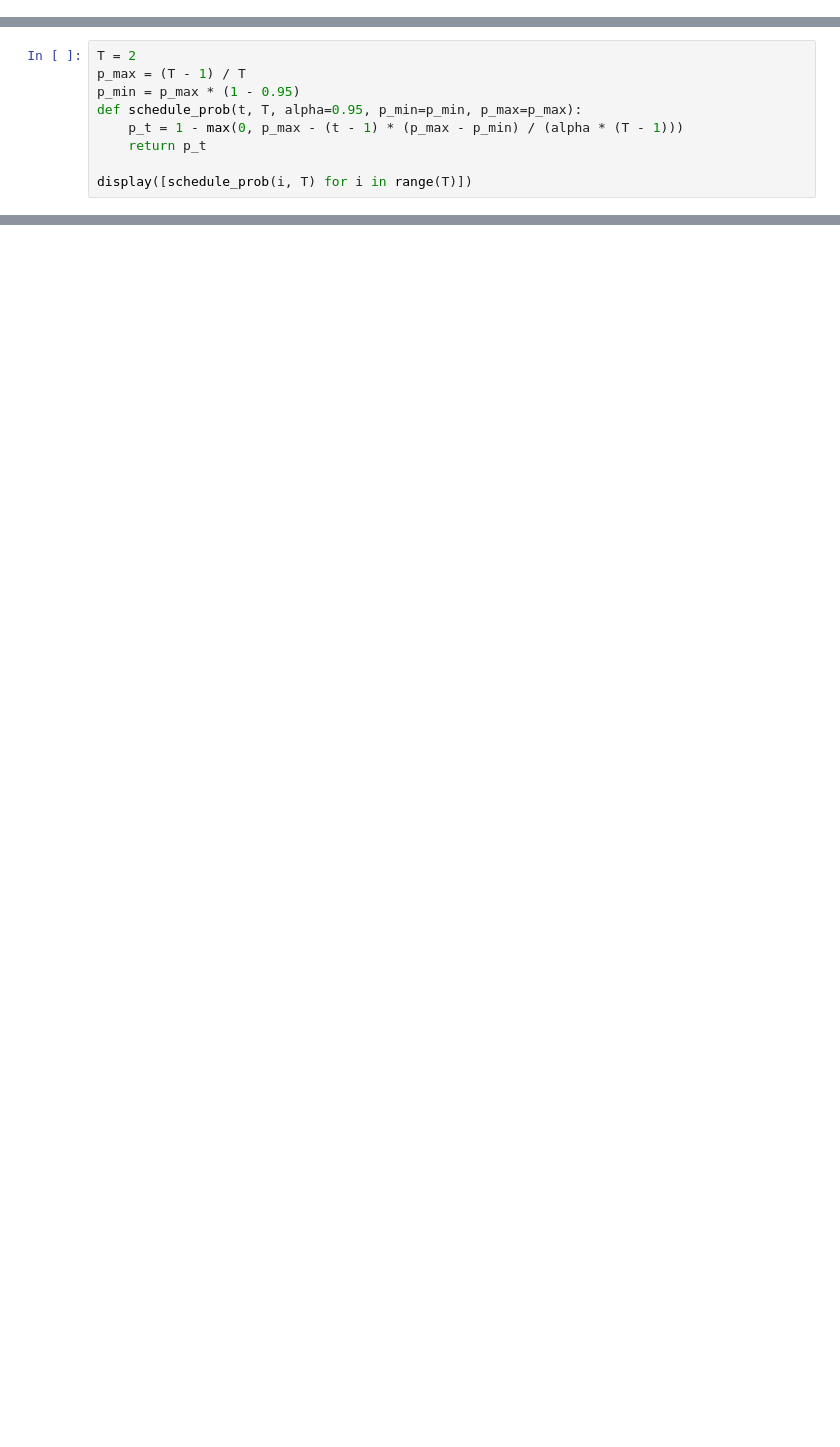
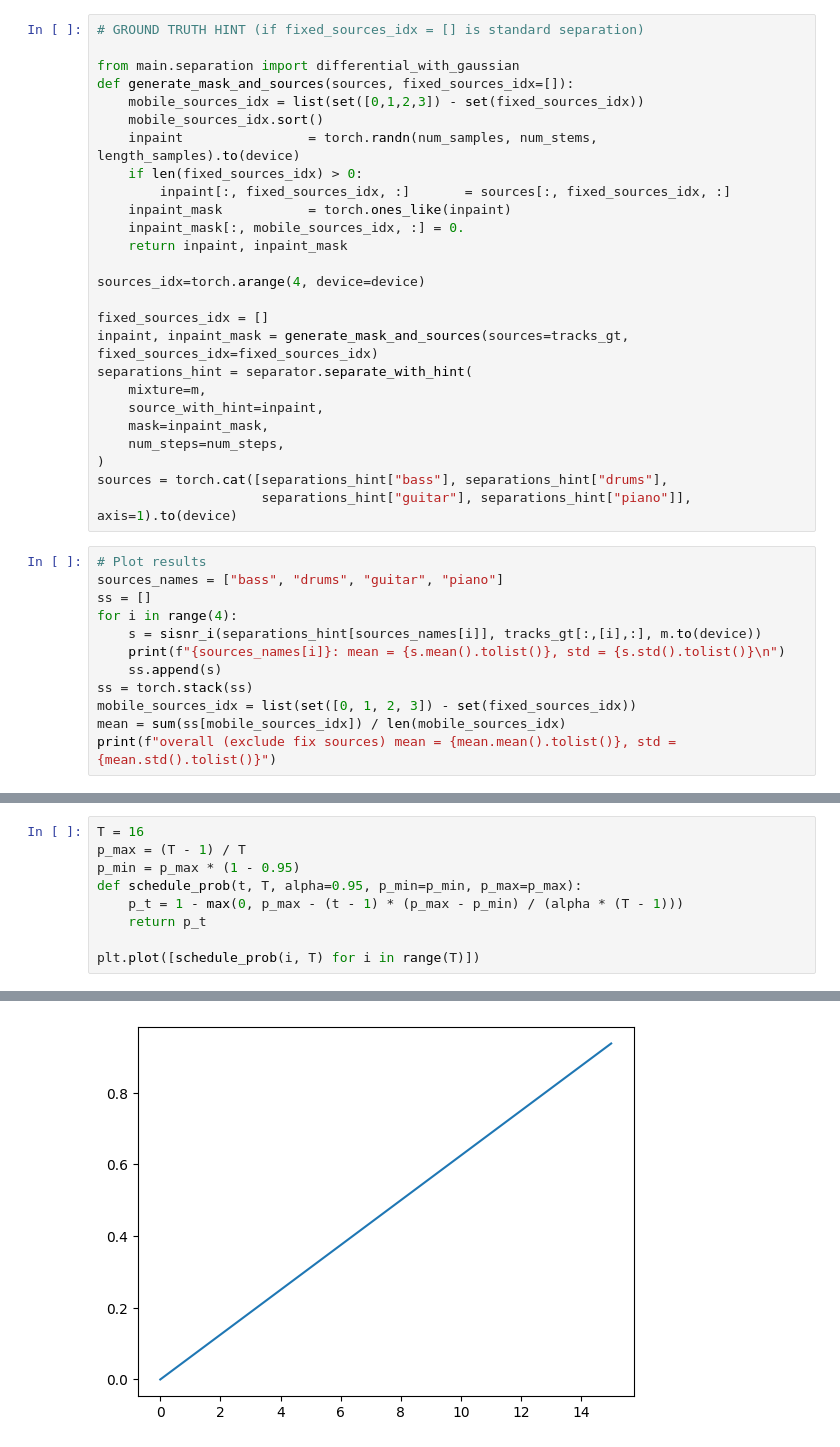
Before and after one commit to giorgio-mariani/audio-diffusion-pytorch-trainer, a Jupyter notebook: script/hint_separation.ipynb, the cells around one changed output, grey strips where cells are left out. Saved outputs shown, nothing was run; the diff lists cells and outputs as text; blank space fills up the shorter version.

Commit message:
batch hint_separation.ipynb

```diff
--- a/script/hint_separation.ipynb
+++ b/script/hint_separation.ipynb
@@ -74,0 +117,38 @@ The autoreload extension is already loaded. To reload it, use:
+# %%
+# GROUND TRUTH HINT (if fixed_sources_idx = [] is standard separation)
+
+from main.separation import differential_with_gaussian
+def generate_mask_and_sources(sources, fixed_sources_idx=[]):
+    mobile_sources_idx = list(set([0,1,2,3]) - set(fixed_sources_idx))
+    mobile_sources_idx.sort()
+    inpaint                = torch.randn(num_samples, num_stems, length_samples).to(device)
+    if len(fixed_sources_idx) > 0:
+        inpaint[:, fixed_sources_idx, :]       = sources[:, fixed_sources_idx, :]
+    inpaint_mask           = torch.ones_like(inpaint)
+    inpaint_mask[:, mobile_sources_idx, :] = 0.
+    return inpaint, inpaint_mask
+
+sources_idx=torch.arange(4, device=device)
+
+fixed_sources_idx = []
+inpaint, inpaint_mask = generate_mask_and_sources(sources=tracks_gt, fixed_sources_idx=fixed_sources_idx)
+separations_hint = separator.separate_with_hint(
+    mixture=m,
+    source_with_hint=inpaint,
+    mask=inpaint_mask,
+    num_steps=num_steps,
+)
+sources = torch.cat([separations_hint["bass"], separations_hint["drums"],
+                     separations_hint["guitar"], separations_hint["piano"]], axis=1).to(device)
+# %%
+# Plot results
+sources_names = ["bass", "drums", "guitar", "piano"]
+ss = []
+for i in range(4):
+    s = sisnr_i(separations_hint[sources_names[i]], tracks_gt[:,[i],:], m.to(device))
+    print(f"{sources_names[i]}: mean = {s.mean().tolist()}, std = {s.std().tolist()}\n")
+    ss.append(s)
+ss = torch.stack(ss)
+mobile_sources_idx = list(set([0, 1, 2, 3]) - set(fixed_sources_idx))
+mean = sum(ss[mobile_sources_idx]) / len(mobile_sources_idx)
+print(f"overall (exclude fix sources) mean = {mean.mean().tolist()}, std = {mean.std().tolist()}")
@@ -75,10 +165,10 @@ The autoreload extension is already loaded. To reload it, use:
 # %%
-T = 2
+T = 16
 p_max = (T - 1) / T
 p_min = p_max * (1 - 0.95)
 def schedule_prob(t, T, alpha=0.95, p_min=p_min, p_max=p_max):
     p_t = 1 - max(0, p_max - (t - 1) * (p_max - p_min) / (alpha * (T - 1)))
     return p_t
 
-display([schedule_prob(i, T) for i in range(T)])
+plt.plot([schedule_prob(i, T) for i in range(T)])
 # %% [output]
@@ -86,2 +176,3 @@ display([schedule_prob(i, T) for i in range(T)])
+[figure, added]
 # %%
 # GIBSS
```
Also changed, not shown: parts of 14 cells of this notebook, 1 other file.
